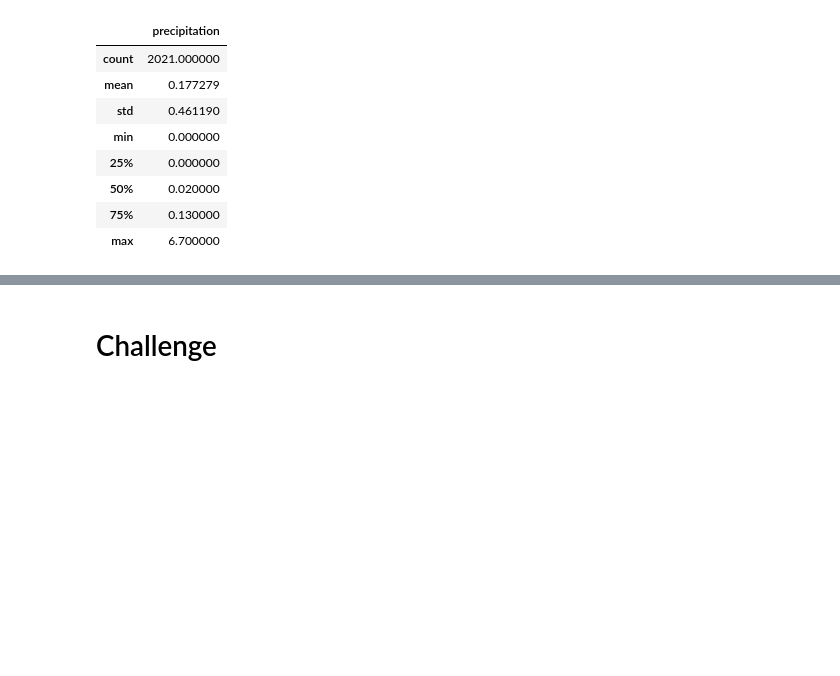
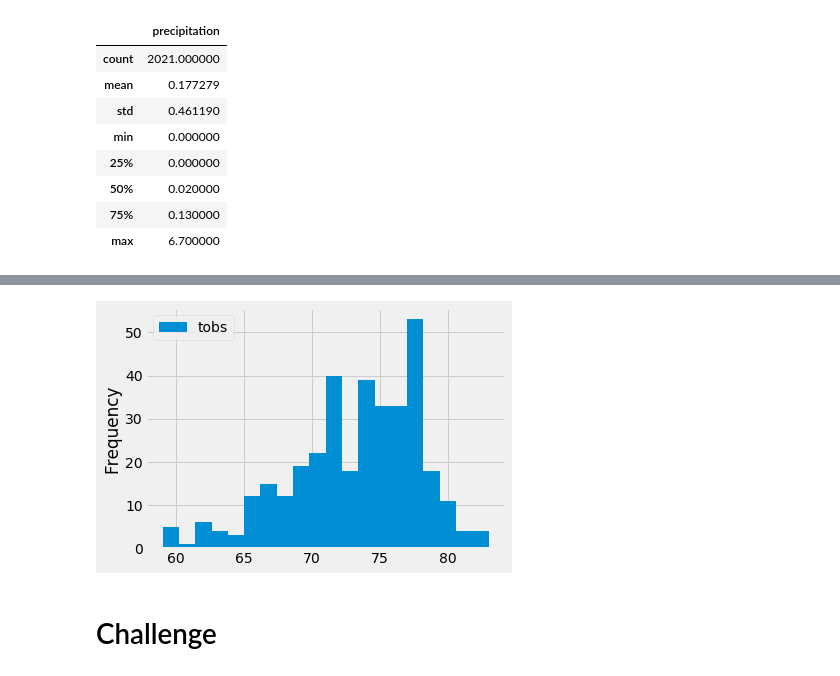
Before and after one commit to chrissycho/surfs_up, a Jupyter notebook: climate_analysis.ipynb, the cells around one changed output, grey strips where cells are left out. Saved outputs shown, nothing was run; the diff lists cells and outputs as text; code cells hidden in the pictures; blank space fills up the shorter version.

```diff
--- a/climate_analysis.ipynb
+++ b/climate_analysis.ipynb
@@ -96,3 +156,9 @@ df.describe()
+# %%
+# temp into 20 bins
+df.plot.hist(bins=20)
+plt.tight_layout() # most precise temp observtions but not too different from bin=12
+# %% [output]
+[figure, added]
 # %%
 # Write a function called `calc_temps` that will accept start date and end date in the format '%Y-%m-%d'
 # and return the minimum, average, and maximum temperatures for that range of dates
```
Also changed, not shown: parts of 7 cells of this notebook.
